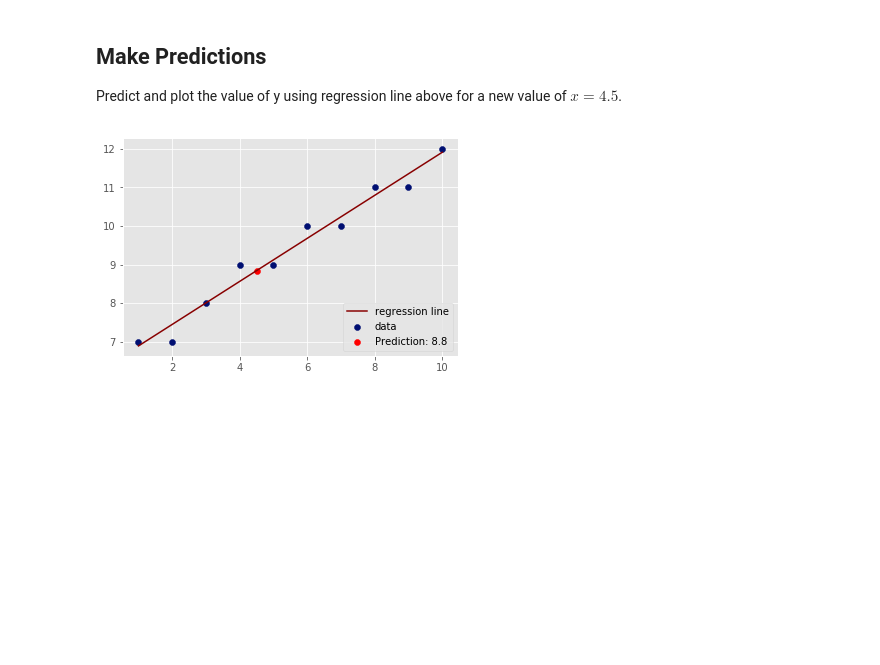
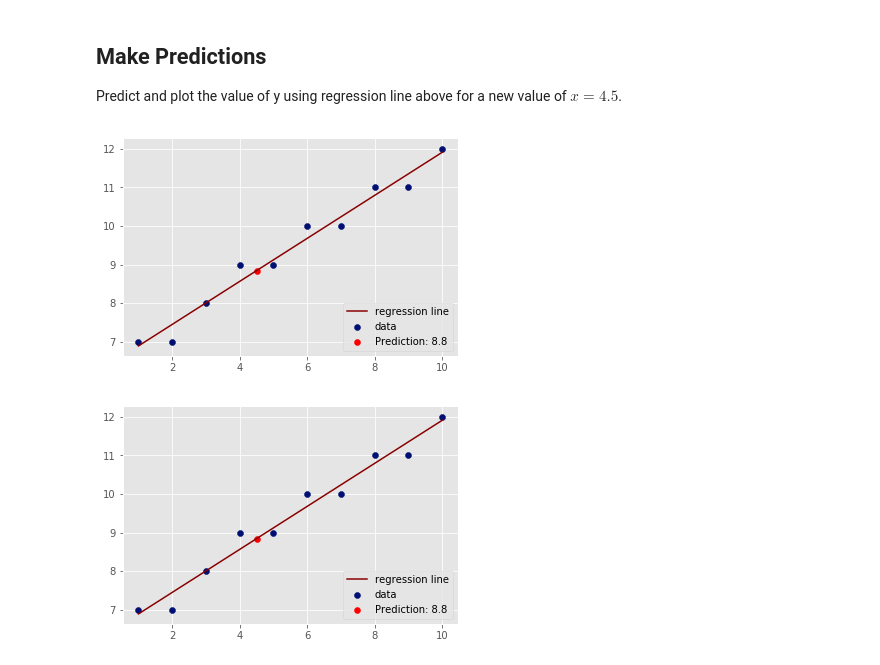
Before and after one commit to williammcmillan/dsc-complete-regression-lab-houston-ds-060319, a Jupyter notebook: index.ipynb, the cells around one changed output. Cells and saved outputs as stored; diff of their text form; code cells hidden in the pictures; blank space fills up the shorter version.

```diff
--- a/index.ipynb
+++ b/index.ipynb
@@ -138,3 +136,16 @@ Predict and plot the value of y using regression line above for a new value of $
+# %%
+# Make prediction using given value and visualize on the scatter plot
+x_new = 4.5
+y_new = (m*x_new)+c
+y_new
+
+plt.scatter(X,Y,color='#000F72',label='data')
+plt.plot(X, Y_pred, color='#880000', label='regression line')
+plt.scatter(x_new,y_new,color='r',label='Prediction: '+ str(np.round(y_new,1)))
+plt.legend(loc=4)
+plt.show()
+# %% [output]
+[figure, added]
 # %%
 # %% [output]
 [figure]
```
Also changed, not shown: parts of 1 cell of this notebook.
